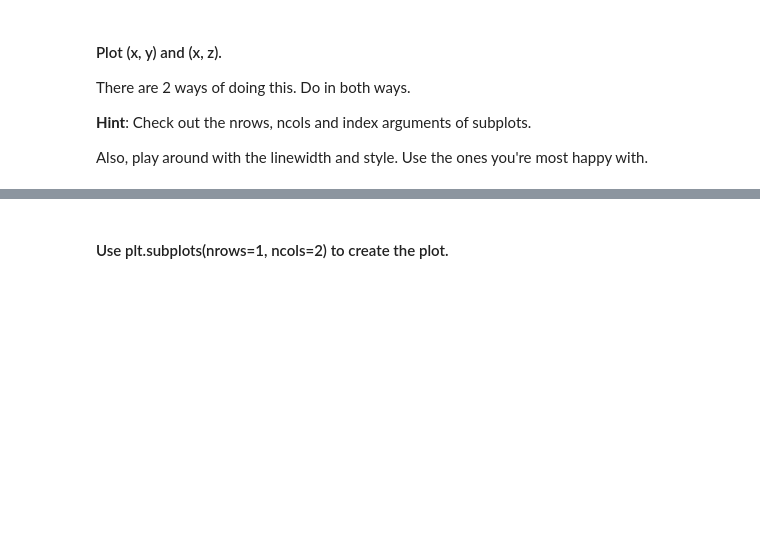
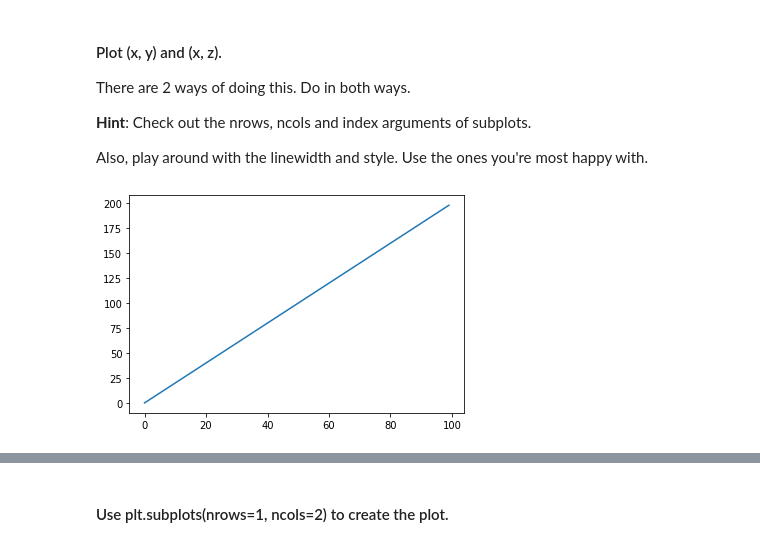
Before and after one commit to ta-datapt-bcn/lab-matplotlib-seaborn, a Jupyter notebook: your-code/main.ipynb, the cells around one changed output, grey strips where cells are left out. Cells and saved outputs as stored; diff of their text form; code cells hidden in the pictures; blank space fills up the shorter version.

```diff
--- a/your-code/main.ipynb
+++ b/your-code/main.ipynb
@@ -25,3 +29,7 @@ There are 2 ways of doing this. Do in both ways.
 Also, play around with the linewidth and style. Use the ones you're most happy with.
 # %%
 # Method 1
+plt.plot(x,y)
+plt.show()
+# %% [output]
+[figure, added]
```
Also changed, not shown: parts of 47 cells of this notebook, 5 other files.
